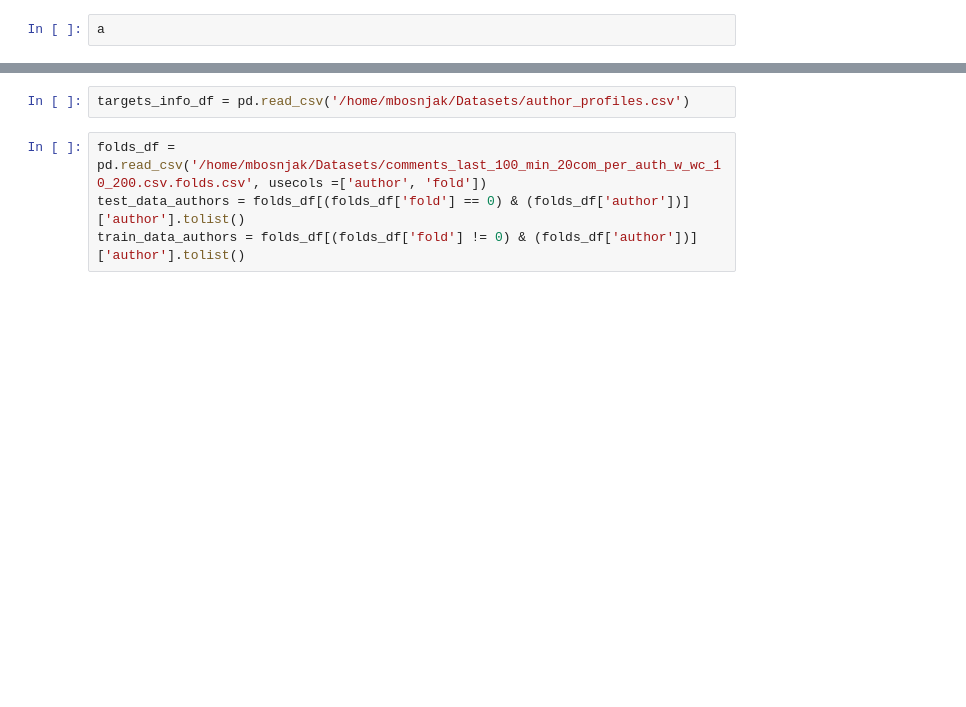
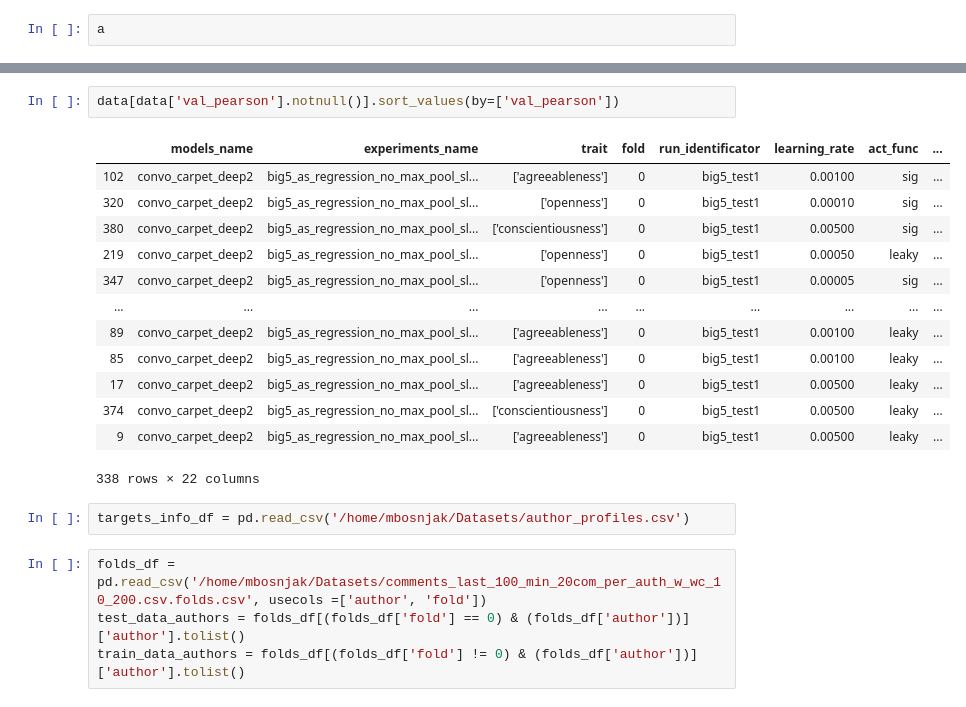
Before and after one commit to Bmikaella/persil, a Jupyter notebook: results_anal.ipynb, the cells around one changed output, grey strips where cells are left out. Drawn from its saved outputs; the diff is of its cells as text; blank space fills up the shorter version.

```diff
--- a/results_anal.ipynb
+++ b/results_anal.ipynb
@@ -61,3 +61,19 @@ a.sort_values(by=['trait', 'test_mse'])[["trait", "test_pearson", "test_mse", "m
+# %%
+data[data['val_pearson'].notnull()].sort_values(by=['val_pearson'])
+# %% [output]
+|  | models_name | experiments_name | trait | fold | run_identificator | learning_rate | act_func | ... |
+| 102 | convo_carpet_deep2 | big5_as_regression_no_max_pool_sl... | ['agreeableness'] | 0 | big5_test1 | 0.00100 | sig | ... |
+| 320 | convo_carpet_deep2 | big5_as_regression_no_max_pool_sl... | ['openness'] | 0 | big5_test1 | 0.00010 | sig | ... |
+| 380 | convo_carpet_deep2 | big5_as_regression_no_max_pool_sl... | ['conscientiousness'] | 0 | big5_test1 | 0.00500 | sig | ... |
+| 219 | convo_carpet_deep2 | big5_as_regression_no_max_pool_sl... | ['openness'] | 0 | big5_test1 | 0.00050 | leaky | ... |
+| 347 | convo_carpet_deep2 | big5_as_regression_no_max_pool_sl... | ['openness'] | 0 | big5_test1 | 0.00005 | sig | ... |
+| ... | ... | ... | ... | ... | ... | ... | ... | ... |
+| 89 | convo_carpet_deep2 | big5_as_regression_no_max_pool_sl... | ['agreeableness'] | 0 | big5_test1 | 0.00100 | leaky | ... |
+| 85 | convo_carpet_deep2 | big5_as_regression_no_max_pool_sl... | ['agreeableness'] | 0 | big5_test1 | 0.00100 | leaky | ... |
+| 17 | convo_carpet_deep2 | big5_as_regression_no_max_pool_sl... | ['agreeableness'] | 0 | big5_test1 | 0.00500 | leaky | ... |
+| 374 | convo_carpet_deep2 | big5_as_regression_no_max_pool_sl... | ['conscientiousness'] | 0 | big5_test1 | 0.00500 | leaky | ... |
+| 9 | convo_carpet_deep2 | big5_as_regression_no_max_pool_sl... | ['agreeableness'] | 0 | big5_test1 | 0.00500 | leaky | ... |
+338 rows × 22 columns
 # %%
 targets_info_df = pd.read_csv('/home/mbosnjak/Datasets/author_profiles.csv')
 # %%
```
Also changed, not shown: parts of 3 cells of this notebook, 11 other files.
